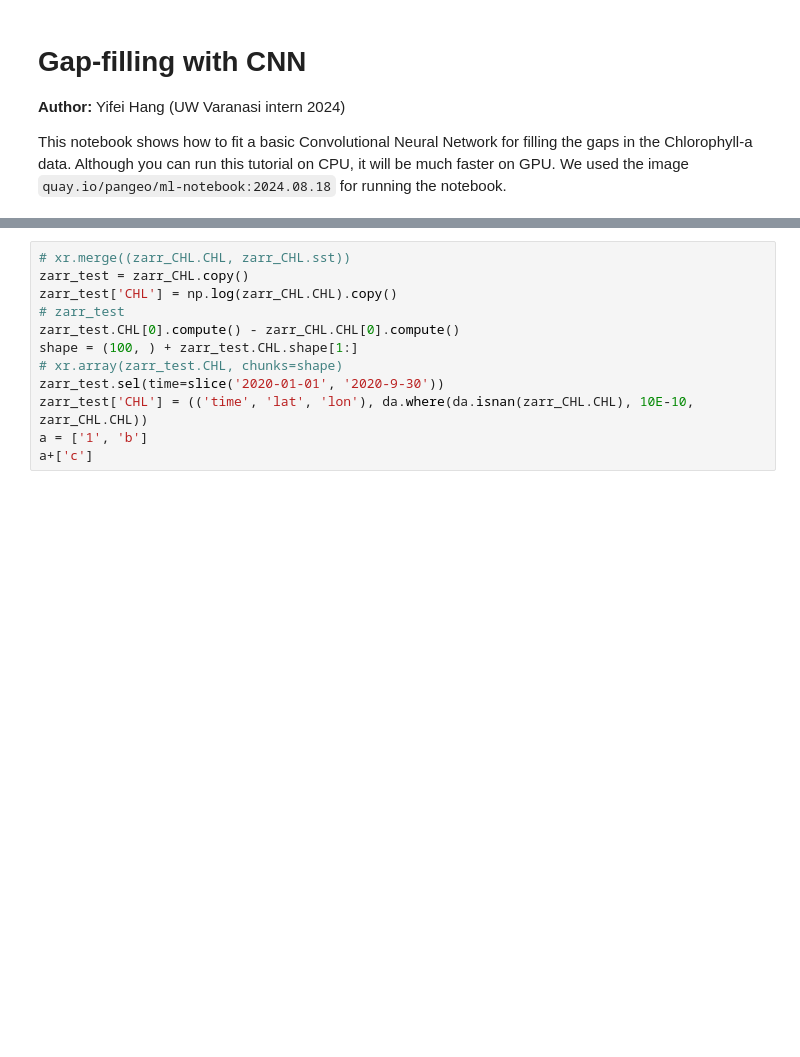
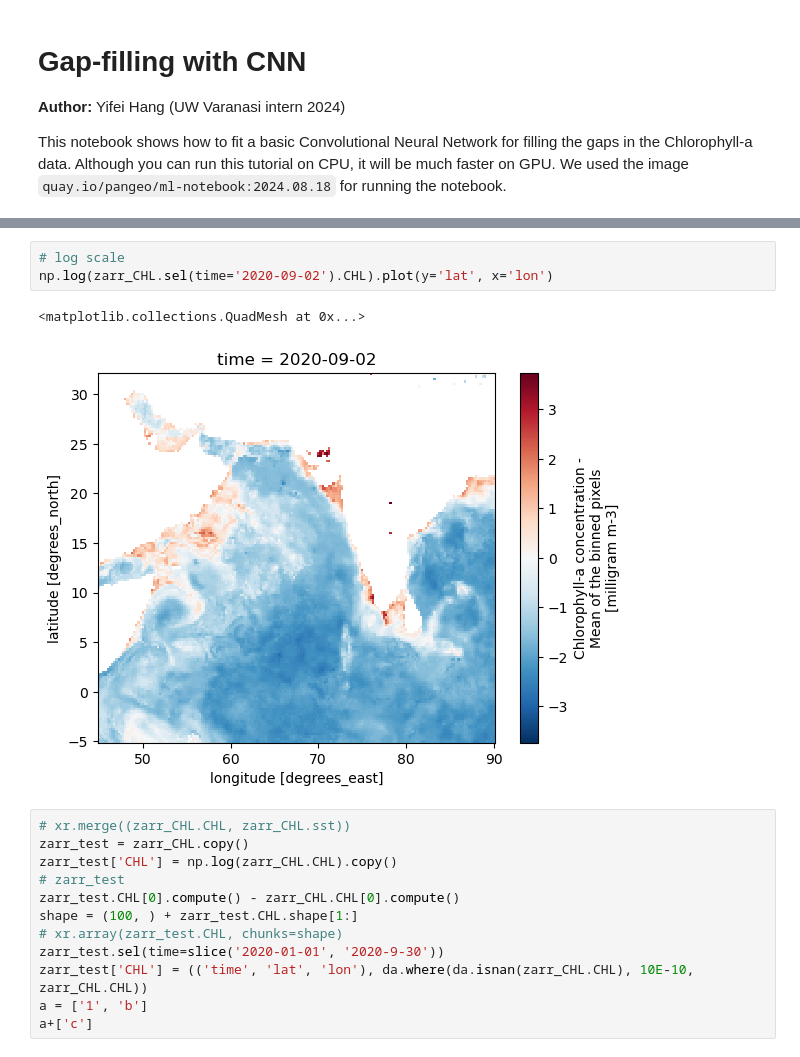
Before and after one commit to ocean-satellite-tools/mind-the-chl-gap-2024, a Jupyter notebook: book/notebooks/CHL_prediction_CNN.ipynb, the cells around one changed output, grey strips where cells are left out. Cells and saved outputs as stored; diff of their text form; blank space fills up the shorter version.

```diff
--- a/book/notebooks/CHL_prediction_CNN.ipynb
+++ b/book/notebooks/CHL_prediction_CNN.ipynb
@@ -74,3 +74,9 @@ p = zarr_CHL.sel(time='2020-09-02').CHL.plot(y='lat', x='lon')
+# %%
+# log scale
+np.log(zarr_CHL.sel(time='2020-09-02').CHL).plot(y='lat', x='lon')
+# %% [output]
+<matplotlib.collections.QuadMesh at 0x...>
+[figure, added]
 # %%
 # xr.merge((zarr_CHL.CHL, zarr_CHL.sst))
 zarr_test = zarr_CHL.copy()
```
Also changed, not shown: parts of 16 cells of this notebook, 1 other file.
